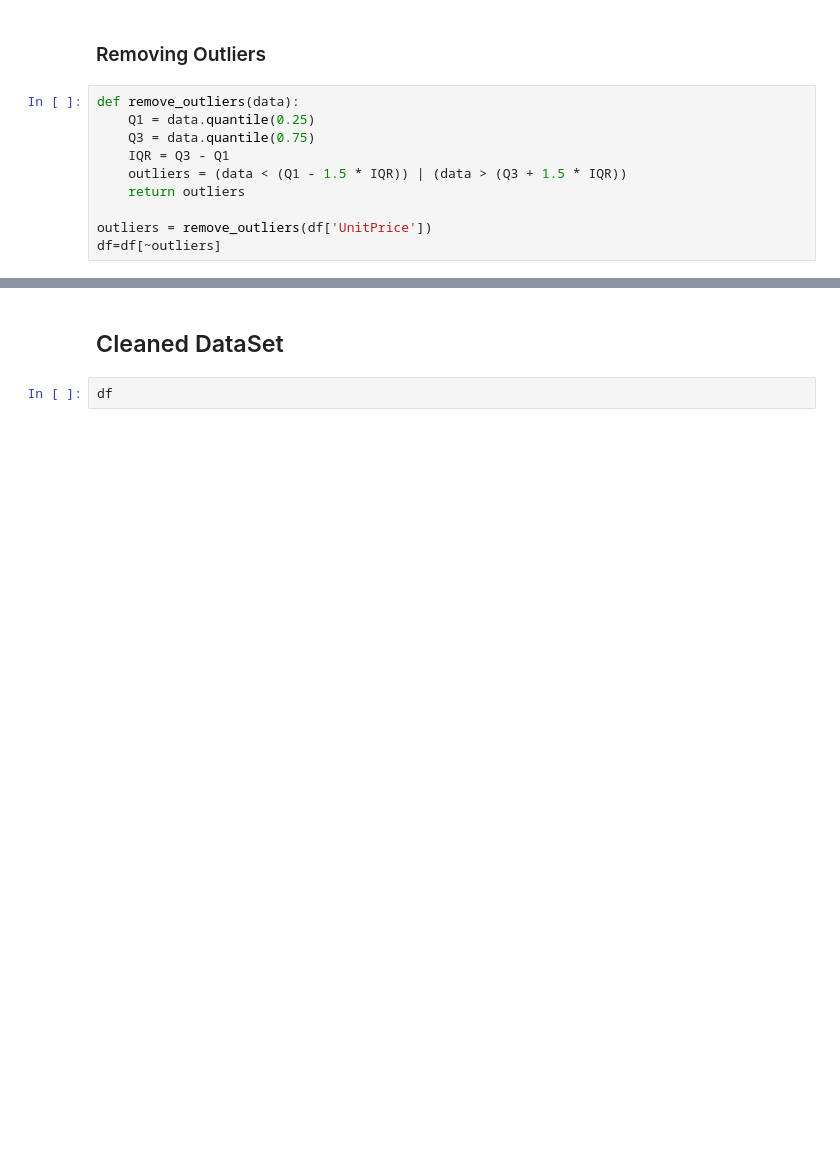
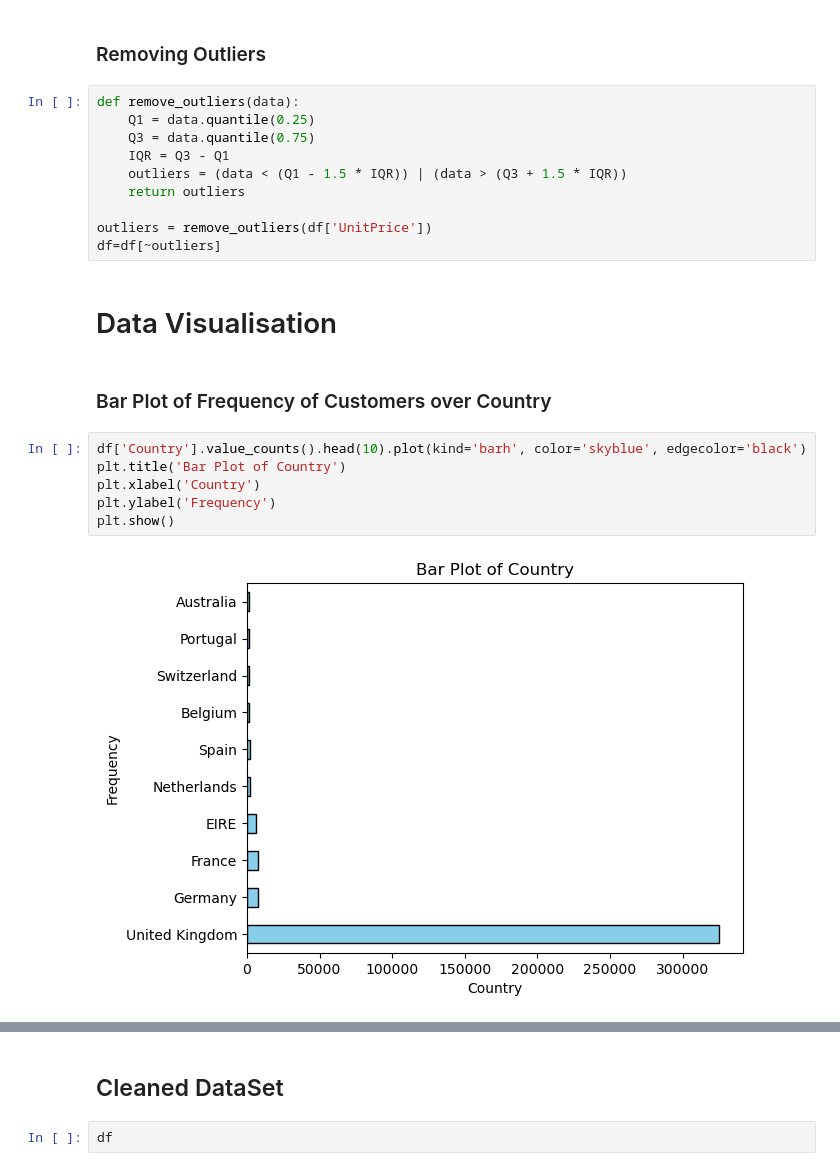
Before and after one commit to UtkarshPrajapati/Customer-Purchase-Recommendation-System, a Jupyter notebook: userstory.ipynb, the cells around one changed output, grey strips where cells are left out. Drawn from its saved outputs; the diff is of its cells as text; blank space fills up the shorter version.

```diff
--- a/userstory.ipynb
+++ b/userstory.ipynb
@@ -226,3 +229,15 @@ def remove_outliers(data):
 
 outliers = remove_outliers(df['UnitPrice'])
 df=df[~outliers]
+# %% [markdown]
+# Data Visualisation
+# %% [markdown]
+### Bar Plot of Frequency of Customers over Country
+# %%
+df['Country'].value_counts().head(10).plot(kind='barh', color='skyblue', edgecolor='black')
+plt.title('Bar Plot of Country')
+plt.xlabel('Country')
+plt.ylabel('Frequency')
+plt.show()
+# %% [output]
+[figure, added]
```
Also changed, not shown: parts of 5 cells of this notebook.
